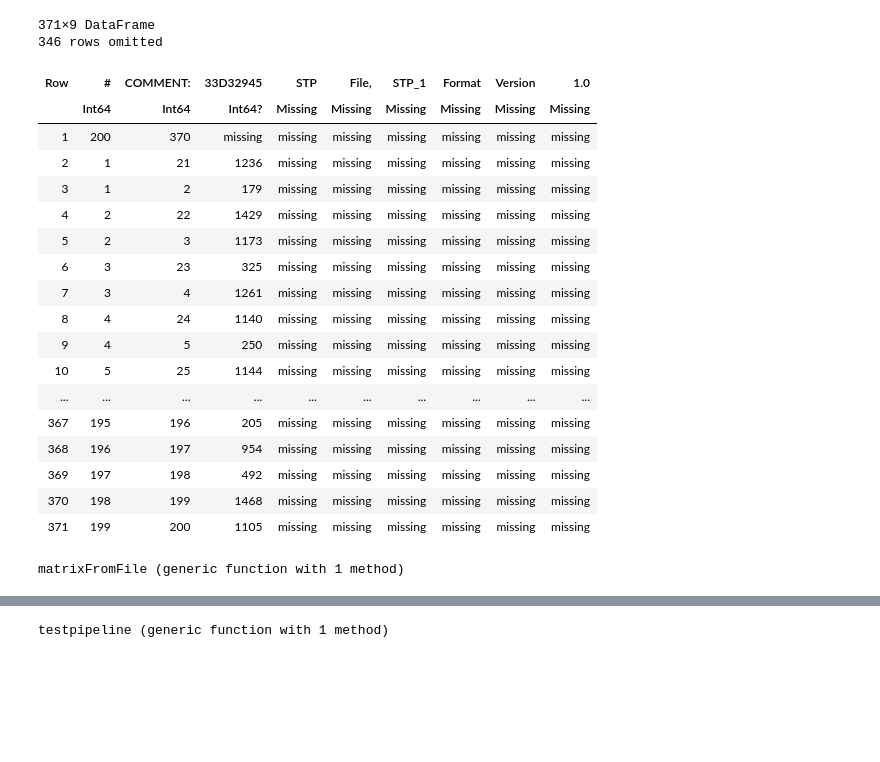
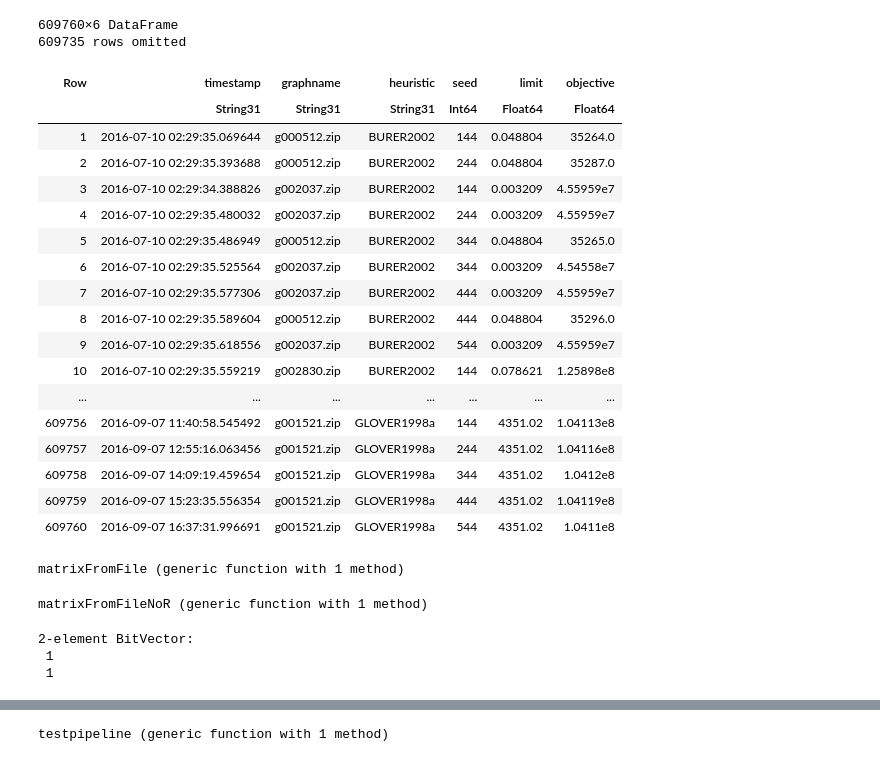
Before and after one commit to JonathanEdelmanS/ParallelizedKolterMixing, a Jupyter notebook: Instances/MQLibtests.ipynb, the cells around one changed output, grey strips where cells are left out. Cells and saved outputs as stored; diff of their text form; code cells hidden in the pictures; blank space fills up the shorter version.

```diff
--- a/Instances/MQLibtests.ipynb
+++ b/Instances/MQLibtests.ipynb
@@ -41,26 +28,26 @@ samplemaxcut
-# %%
-p613test
-# %% [output]
-371×9 DataFrame
-346 rows omitted
-| Row | # | COMMENT: | 33D32945 | STP | File, | STP_1 | Format | Version | 1.0 |
-|  | Int64 | Int64 | Int64? | Missing | Missing | Missing | Missing | Missing | Missing |
-| 1 | 200 | 370 | missing | missing | missing | missing | missing | missing | missing |
-| 2 | 1 | 21 | 1236 | missing | missing | missing | missing | missing | missing |
-| 3 | 1 | 2 | 179 | missing | missing | missing | missing | missing | missing |
-| 4 | 2 | 22 | 1429 | missing | missing | missing | missing | missing | missing |
-| 5 | 2 | 3 | 1173 | missing | missing | missing | missing | missing | missing |
-| 6 | 3 | 23 | 325 | missing | missing | missing | missing | missing | missing |
-| 7 | 3 | 4 | 1261 | missing | missing | missing | missing | missing | missing |
-| 8 | 4 | 24 | 1140 | missing | missing | missing | missing | missing | missing |
-| 9 | 4 | 5 | 250 | missing | missing | missing | missing | missing | missing |
-| 10 | 5 | 25 | 1144 | missing | missing | missing | missing | missing | missing |
-| ... | ... | ... | ... | ... | ... | ... | ... | ... | ... |
-| 367 | 195 | 196 | 205 | missing | missing | missing | missing | missing | missing |
-| 368 | 196 | 197 | 954 | missing | missing | missing | missing | missing | missing |
-| 369 | 197 | 198 | 492 | missing | missing | missing | missing | missing | missing |
-| 370 | 198 | 199 | 1468 | missing | missing | missing | missing | missing | missing |
-| 371 | 199 | 200 | 1105 | missing | missing | missing | missing | missing | missing |
+# %%
+allres = CSV.read("results.csv", DataFrame)
+# %% [output]
+609760×6 DataFrame
+609735 rows omitted
+| Row | timestamp | graphname | heuristic | seed | limit | objective |
+|  | String31 | String31 | String31 | Int64 | Float64 | Float64 |
+| 1 | 2016-07-10 02:29:35.069644 | g000512.zip | BURER2002 | 144 | 0.048804 | 35264.0 |
+| 2 | 2016-07-10 02:29:35.393688 | g000512.zip | BURER2002 | 244 | 0.048804 | 35287.0 |
+| 3 | 2016-07-10 02:29:34.388826 | g002037.zip | BURER2002 | 144 | 0.003209 | 4.55959e7 |
+| 4 | 2016-07-10 02:29:35.480032 | g002037.zip | BURER2002 | 244 | 0.003209 | 4.55959e7 |
+| 5 | 2016-07-10 02:29:35.486949 | g000512.zip | BURER2002 | 344 | 0.048804 | 35265.0 |
+| 6 | 2016-07-10 02:29:35.525564 | g002037.zip | BURER2002 | 344 | 0.003209 | 4.54558e7 |
+| 7 | 2016-07-10 02:29:35.577306 | g002037.zip | BURER2002 | 444 | 0.003209 | 4.55959e7 |
+| 8 | 2016-07-10 02:29:35.589604 | g000512.zip | BURER2002 | 444 | 0.048804 | 35296.0 |
+| 9 | 2016-07-10 02:29:35.618556 | g002037.zip | BURER2002 | 544 | 0.003209 | 4.55959e7 |
+| 10 | 2016-07-10 02:29:35.559219 | g002830.zip | BURER2002 | 144 | 0.078621 | 1.25898e8 |
+| ... | ... | ... | ... | ... | ... | ... |
+| 609756 | 2016-09-07 11:40:58.545492 | g001521.zip | GLOVER1998a | 144 | 4351.02 | 1.04113e8 |
+| 609757 | 2016-09-07 12:55:16.063456 | g001521.zip | GLOVER1998a | 244 | 4351.02 | 1.04116e8 |
+| 609758 | 2016-09-07 14:09:19.459654 | g001521.zip | GLOVER1998a | 344 | 4351.02 | 1.0412e8 |
+| 609759 | 2016-09-07 15:23:35.556354 | g001521.zip | GLOVER1998a | 444 | 4351.02 | 1.04119e8 |
+| 609760 | 2016-09-07 16:37:31.996691 | g001521.zip | GLOVER1998a | 544 | 4351.02 | 1.0411e8 |
 # %%
 function matrixFromFile(readfile)
     M = zeros(readfile[1,1], readfile[1,1])
@@ -72,3 +66,23 @@ function matrixFromFile(readfile)
 end
 # %% [output]
 matrixFromFile (generic function with 1 method)
+# %%
+function matrixFromFileNoR(readfile)
+    M = zeros(readfile[1,1], readfile[1,1])
+    for i in 2:nrow(readfile)
+        M[readfile[i,1], readfile[i,2]] = -readfile[i,3]
+        M[readfile[i,2], readfile[i,1]] = -readfile[i,3]
+
+
+    end
+
+    return M
+end
+# %% [output]
+matrixFromFileNoR (generic function with 1 method)
+# %%
+[1,2] .∉ [tR]
+# %% [output]
+2-element BitVector:
+ 1
+ 1
```
Also changed, not shown: parts of 57 cells of this notebook.
